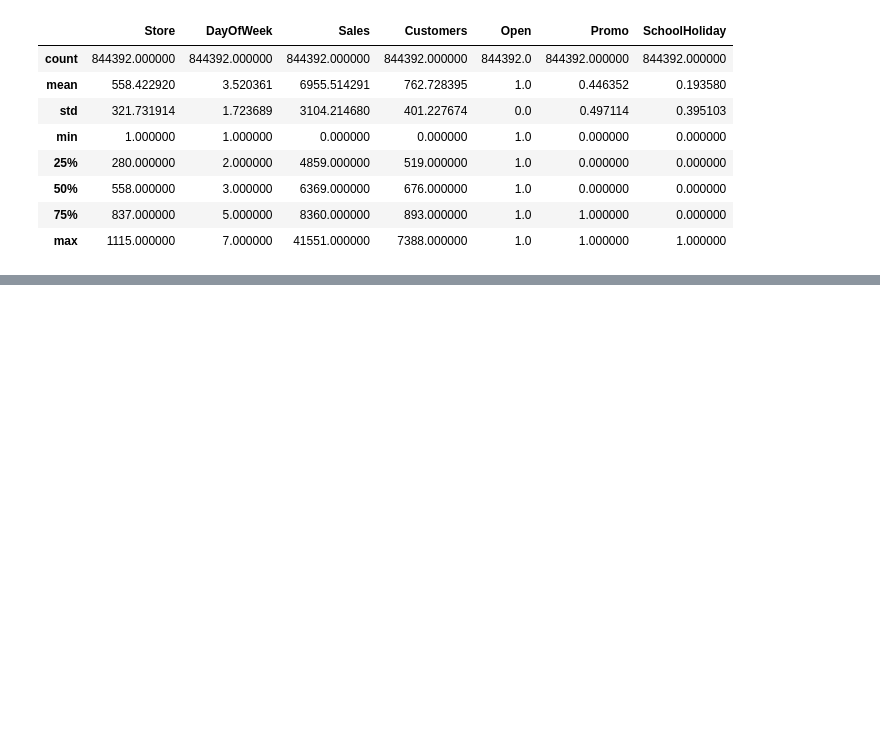
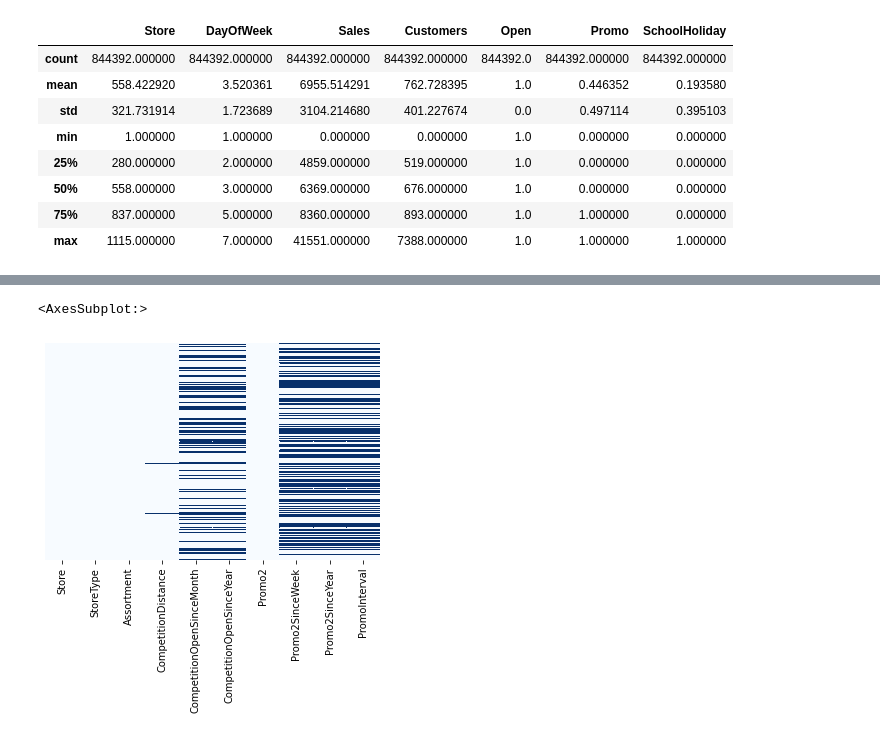
Before and after one commit to prakharsingh97/Sales-Department, a Jupyter notebook: code.ipynb, the cells around one changed output, grey strips where cells are left out. Drawn from its saved outputs; the diff is of its cells as text; code cells hidden in the pictures; blank space fills up the shorter version.

```diff
--- a/code.ipynb
+++ b/code.ipynb
@@ -181,0 +168,7 @@ df1.describe()
+# %%
+#checking null values
+null = df2.isnull().sum()/df2.count()
+sns.heatmap(df2.isnull(),cbar = False , yticklabels = False , cmap = 'Blues')
+# %% [output]
+<AxesSubplot:>
+[figure, added]
```
Also changed, not shown: parts of 20 cells of this notebook.
